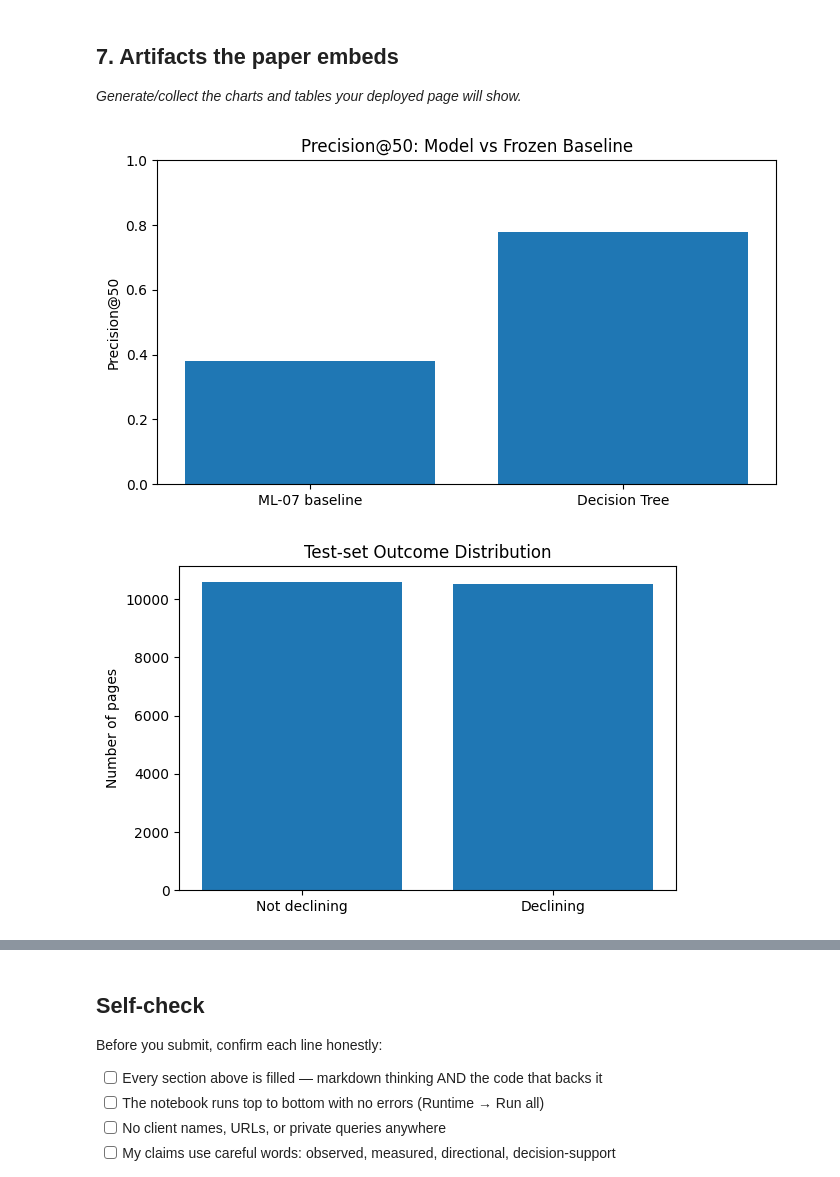
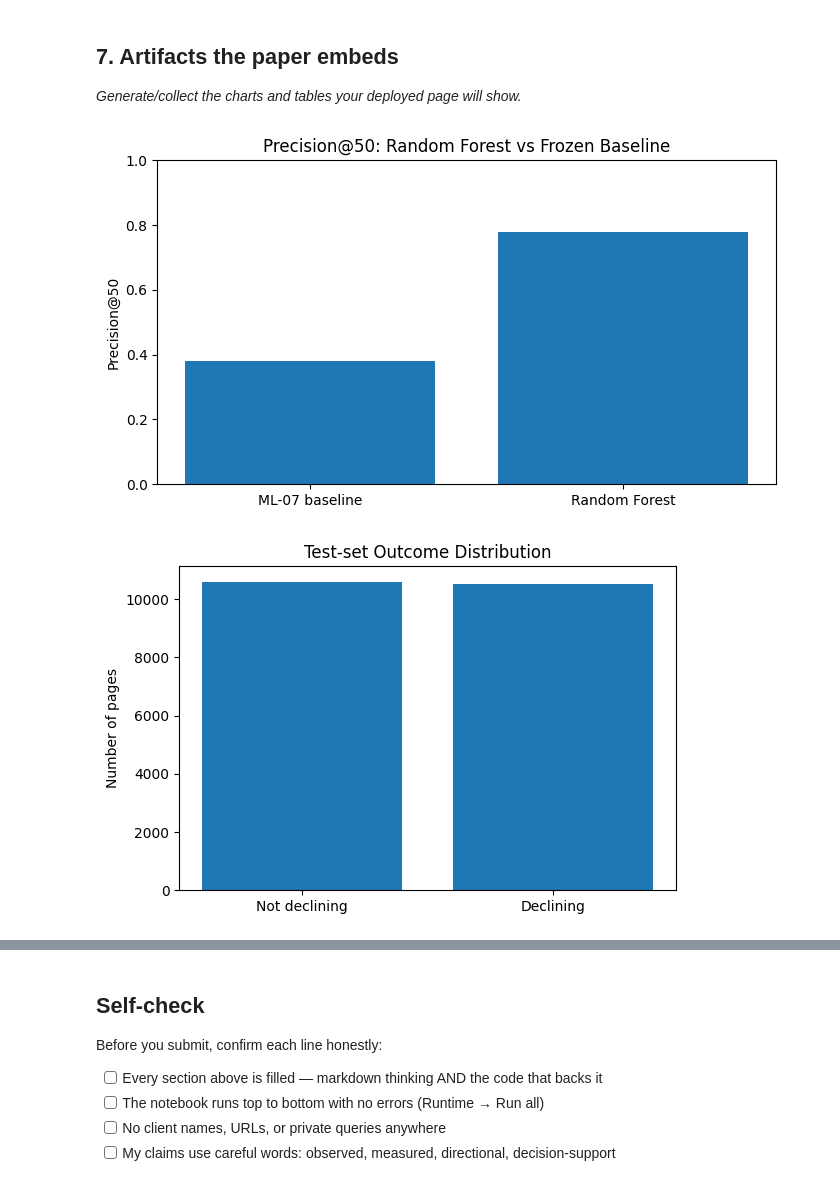
Before and after one commit to SNK005/flyrank-ml-internship, a Jupyter notebook: work/notebooks/capstone.ipynb, the cells around one changed output, grey strips where cells are left out. Cells and saved outputs as stored; diff of their text form; code cells hidden in the pictures.

```diff
--- a/work/notebooks/capstone.ipynb
+++ b/work/notebooks/capstone.ipynb
@@ -800,52 +836,95 @@ Final recommendation queue: 50
 
 *Generate/collect the charts and tables your deployed page will show.*
 # %%
-# Capstone artifacts for the paper
+import matplotlib.pyplot as plt
+import pandas as pd # Ensure pandas is imported for DataFrame
 
-import matplotlib.pyplot as plt
-
-# 1. Model vs baseline Precision@50
-methods = ['ML-07 baseline', 'Decision Tree']
-precision_at_50 = [baseline_precision_at_50, model_precision_at_50]
+# 1. Model vs frozen baseline: Precision@50
+methods = ['ML-07 baseline', 'Random Forest']
+precision_at_50_values = [
+    baseline_precision_at_50,
+    rf_precision_at_50
+]
 
 plt.figure(figsize=(7, 4))
-plt.bar(methods, precision_at_50)
+plt.bar(methods, precision_at_50_values)
 plt.ylabel('Precision@50')
-plt.title('Precision@50: Model vs Frozen Baseline')
+plt.title('Precision@50: Random Forest vs Frozen Baseline')
 plt.ylim(0, 1)
 plt.tight_layout()
-plt.savefig('capstone_precision_at_50.png', dpi=200, bbox_inches='tight')
+plt.savefig(
+    'capstone_precision_at_50.png',
+    dpi=200,
+    bbox_inches='tight'
+)
 plt.show()
 
-# 2. Test-set class distribution
+
+# 2. Test-set outcome distribution
 class_counts = y_test.value_counts().sort_index()
 
 plt.figure(figsize=(6, 4))
-plt.bar(['Not declining', 'Declining'], class_counts.values)
+plt.bar(
+    ['Not declining', 'Declining'],
+    class_counts.values
+)
 plt.ylabel('Number of pages')
 plt.title('Test-set Outcome Distribution')
 plt.tight_layout()
-plt.savefig('capstone_test_outcomes.png', dpi=200, bbox_inches='tight')
+plt.savefig(
+    'capstone_test_outcomes.png',
+    dpi=200,
+    bbox_inches='tight'
+)
 plt.show()
 
-# Save the comparison table
+
+# 3. Final comparison table
 comparison_table = pd.DataFrame({
-    'Approach': ['ML-07 frozen baseline', 'Decision Tree'],
+    'Approach': [
+        'ML-07 frozen baseline',
+        'Decision Tree',
+        'Logistic Regression',
+        'Random Forest'
+    ],
     'Precision@50': [
         baseline_precision_at_50,
-        model_precision_at_50
+        decision_tree_precision_at_50_check,
+        logistic_precision_at_50,
+        rf_precision_at_50
+    ],
+    'Precision': [
+        None,
+        precision,
+        logistic_precision,
+        rf_precision
+    ],
+    'Recall': [
+        None,
+        recall,
+        logistic_recall,
+        rf_recall
+    ],
+    'ROC-AUC': [
+        None,
+        roc_auc,
+        logistic_roc_auc,
+        rf_roc_auc
     ]
 })
+
+display(comparison_table)
 
 comparison_table.to_csv(
     'capstone_model_vs_baseline.csv',
     index=False
 )
 
-print("Artifacts created:")
+
+print("\nArtifacts created:")
 print("- capstone_precision_at_50.png")
 print("- capstone_test_outcomes.png")
 print("- capstone_model_vs_baseline.csv")
 # %% [output]
-[figure, old version]
+[figure, new version]
 [figure]
```
Also changed, not shown: parts of 5 cells of this notebook.
